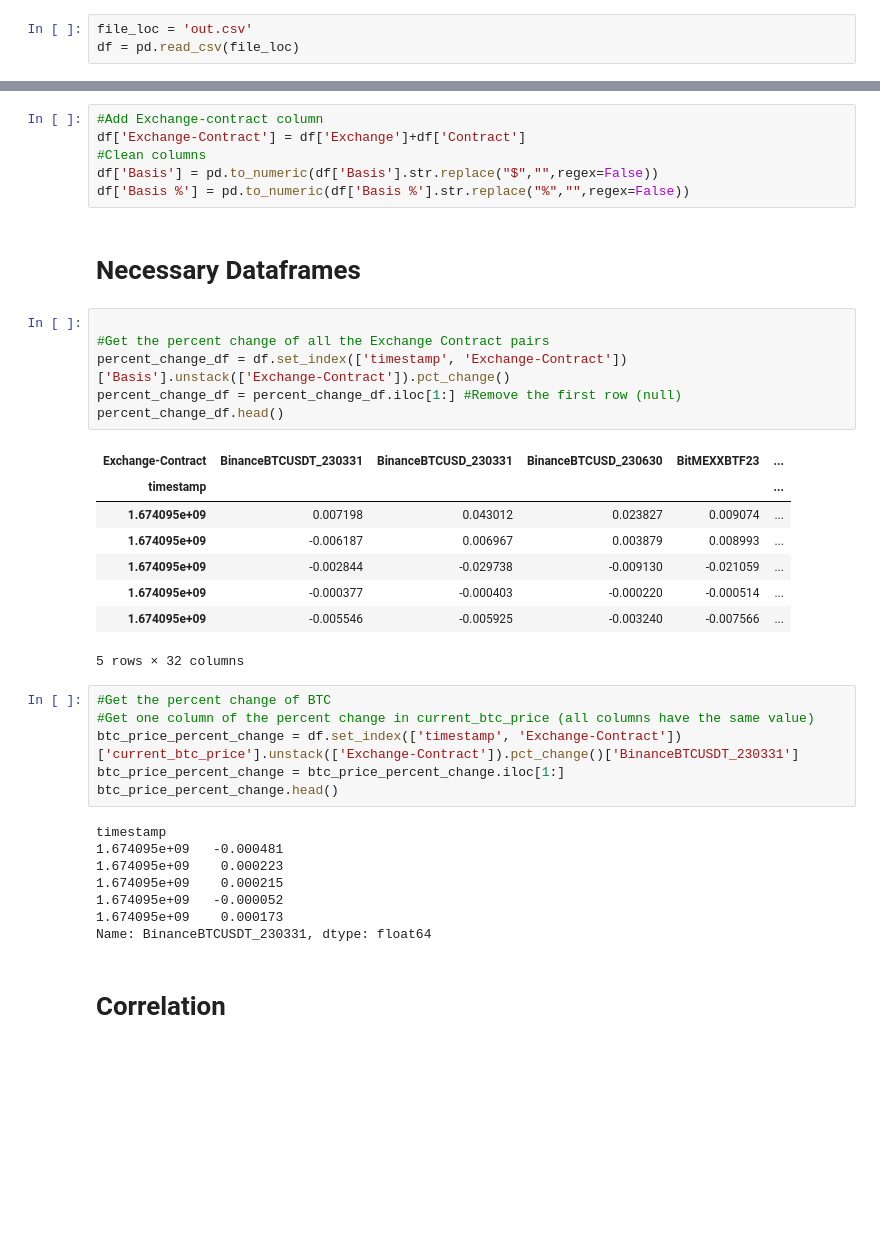
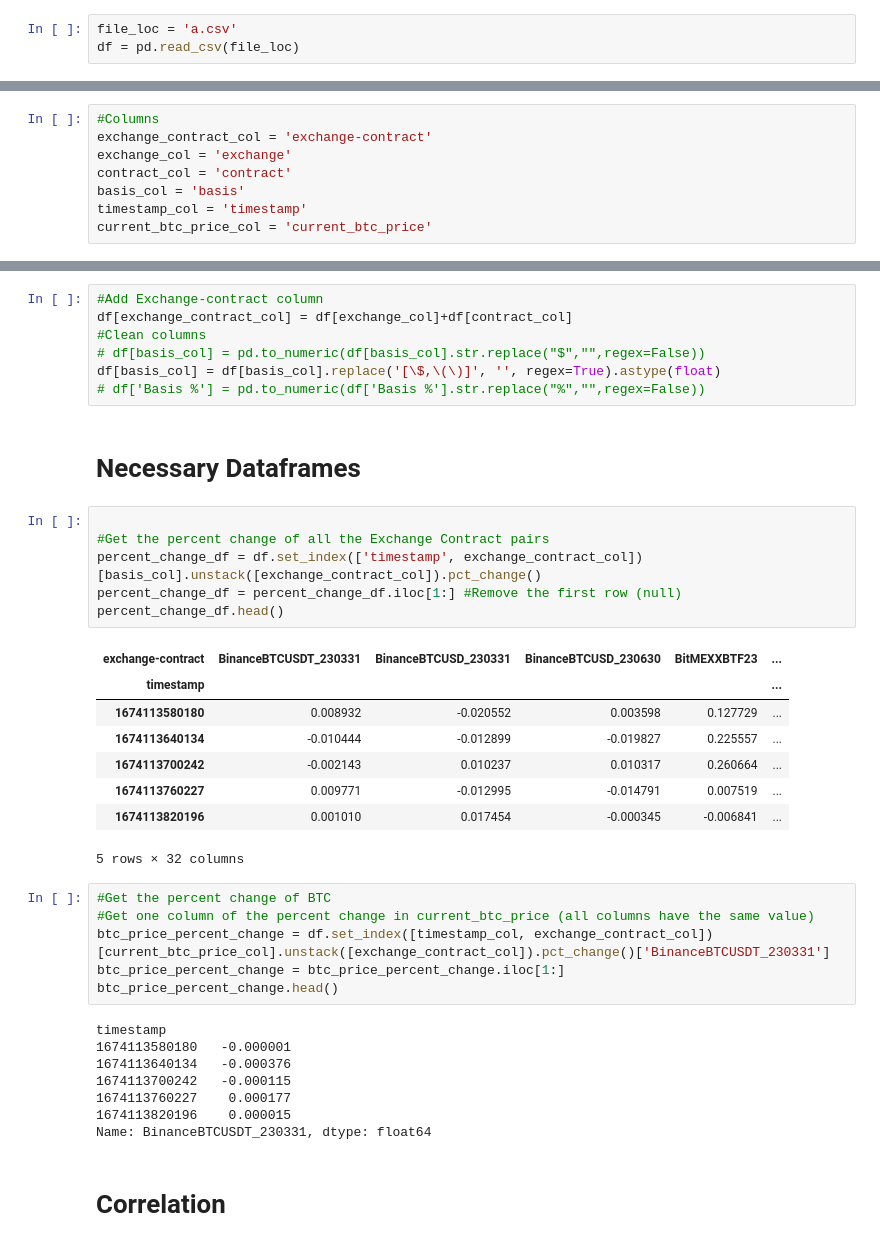
Before and after one commit to j9rds/futures-basis-trading, a Jupyter notebook: notebooks/find_metrics.ipynb, the cells around one changed output, grey strips where cells are left out. Cells and saved outputs as stored; diff of their text form; blank space fills up the shorter version.

```diff
--- a/notebooks/find_metrics.ipynb
+++ b/notebooks/find_metrics.ipynb
@@ -1,7 +1,7 @@
 # %%
 import pandas as pd
 # %%
-file_loc = 'out.csv'
+file_loc = 'a.csv'
 df = pd.read_csv(file_loc)
 # %% [markdown]
 # Utils
@@ -20,44 +20,53 @@ def mask(df,threshold):
     df_mask  = df.where(df.abs() > threshold)
     df_mask = df_mask/df_mask.abs()
     return df_mask
+# %%
+#Columns
+exchange_contract_col = 'exchange-contract'
+exchange_col = 'exchange'
+contract_col = 'contract'
+basis_col = 'basis'
+timestamp_col = 'timestamp'
+current_btc_price_col = 'current_btc_price'
 # %% [markdown]
 # Clean Data
 # %%
 #Add Exchange-contract column
-df['Exchange-Contract'] = df['Exchange']+df['Contract']
+df[exchange_contract_col] = df[exchange_col]+df[contract_col]
 #Clean columns
-df['Basis'] = pd.to_numeric(df['Basis'].str.replace("$","",regex=False))
-df['Basis %'] = pd.to_numeric(df['Basis %'].str.replace("%","",regex=False))
+# df[basis_col] = pd.to_numeric(df[basis_col].str.replace("$","",regex=False))
+df[basis_col] = df[basis_col].replace('[\$,\(\)]', '', regex=True).astype(float)
+# df['Basis %'] = pd.to_numeric(df['Basis %'].str.replace("%","",regex=False))
 # %% [markdown]
 # Necessary Dataframes
 # %%
 
 #Get the percent change of all the Exchange Contract pairs
-percent_change_df = df.set_index(['timestamp', 'Exchange-Contract'])['Basis'].unstack(['Exchange-Contract']).pct_change()
+percent_change_df = df.set_index(['timestamp', exchange_contract_col])[basis_col].unstack([exchange_contract_col]).pct_change()
 percent_change_df = percent_change_df.iloc[1:] #Remove the first row (null)
 percent_change_df.head()
 # %% [output]
-| Exchange-Contract | BinanceBTCUSDT_230331 | BinanceBTCUSD_230331 | BinanceBTCUSD_230630 | BitMEXXBTF23 | ... |
+| exchange-contract | BinanceBTCUSDT_230331 | BinanceBTCUSD_230331 | BinanceBTCUSD_230630 | BitMEXXBTF23 | ... |
 | timestamp |  |  |  |  | ... |
-| 1.674095e+09 | 0.007198 | 0.043012 | 0.023827 | 0.009074 | ... |
-| 1.674095e+09 | -0.006187 | 0.006967 | 0.003879 | 0.008993 | ... |
-| 1.674095e+09 | -0.002844 | -0.029738 | -0.009130 | -0.021059 | ... |
-| 1.674095e+09 | -0.000377 | -0.000403 | -0.000220 | -0.000514 | ... |
-| 1.674095e+09 | -0.005546 | -0.005925 | -0.003240 | -0.007566 | ... |
+| 1674113580180 | 0.008932 | -0.020552 | 0.003598 | 0.127729 | ... |
+| 1674113640134 | -0.010444 | -0.012899 | -0.019827 | 0.225557 | ... |
+| 1674113700242 | -0.002143 | 0.010237 | 0.010317 | 0.260664 | ... |
+| 1674113760227 | 0.009771 | -0.012995 | -0.014791 | 0.007519 | ... |
+| 1674113820196 | 0.001010 | 0.017454 | -0.000345 | -0.006841 | ... |
 5 rows × 32 columns
 # %%
 #Get the percent change of BTC
 #Get one column of the percent change in current_btc_price (all columns have the same value)
-btc_price_percent_change = df.set_index(['timestamp', 'Exchange-Contract'])['current_btc_price'].unstack(['Exchange-Contract']).pct_change()['BinanceBTCUSDT_230331']
+btc_price_percent_change = df.set_index([timestamp_col, exchange_contract_col])[current_btc_price_col].unstack([exchange_contract_col]).pct_change()['BinanceBTCUSDT_230331']
 btc_price_percent_change = btc_price_percent_change.iloc[1:]
 btc_price_percent_change.head()
 # %% [output]
 timestamp
-1.674095e+09   -0.000481
-1.674095e+09    0.000223
-1.674095e+09    0.000215
-1.674095e+09   -0.000052
-1.674095e+09    0.000173
+1674113580180   -0.000001
+1674113640134   -0.000376
+1674113700242   -0.000115
+1674113760227    0.000177
+1674113820196    0.000015
 Name: BinanceBTCUSDT_230331, dtype: float64
 # %% [markdown]
 # Correlation
```
Also changed, not shown: parts of 10 cells of this notebook.
